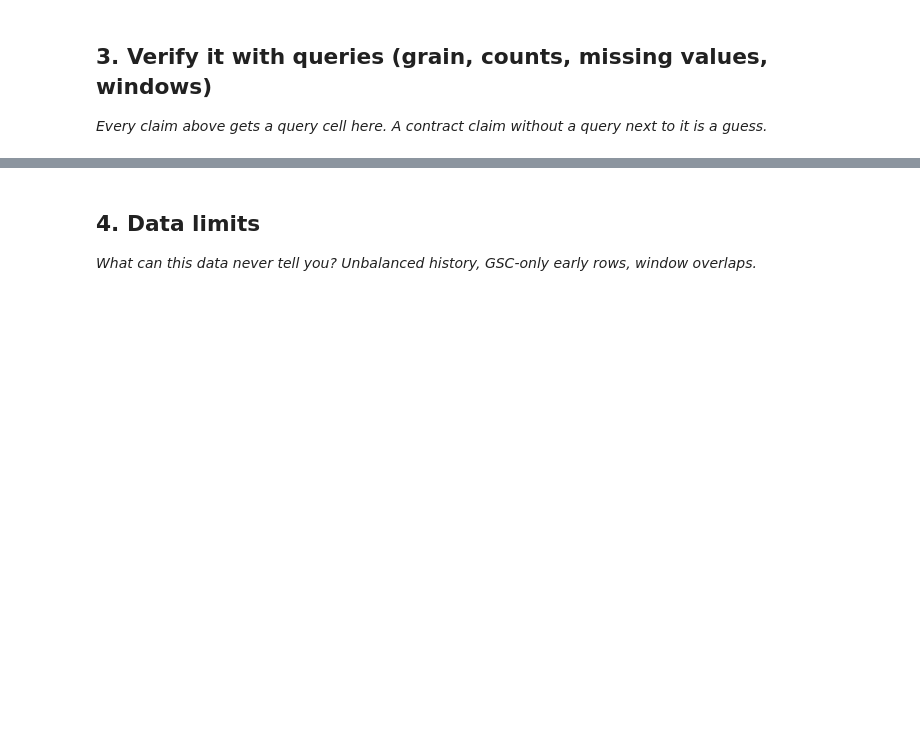
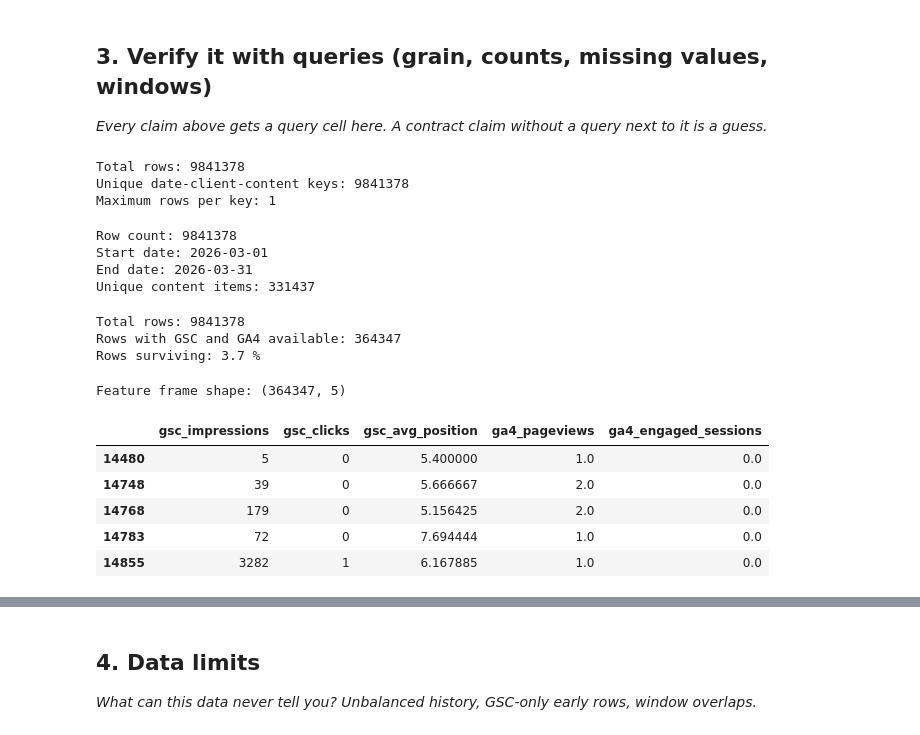
Before and after one commit to krishamerja1903/flyrank-ml-internship, a Jupyter notebook: work/notebooks/w03_data_contract.ipynb, the cells around one changed output, grey strips where cells are left out. Cells and saved outputs as stored; diff of their text form; code cells hidden in the pictures; blank space fills up the shorter version.

```diff
--- a/work/notebooks/w03_data_contract.ipynb
+++ b/work/notebooks/w03_data_contract.ipynb
@@ -29,0 +179,62 @@ This skeleton is yours to fill. Work the sections **in order** — each one has
+# %%
+# Query 1 — Grain check
+grain = (
+    march.groupby(["report_date", "client_hash_id", "content_hash_id"])
+    .size()
+    .reset_index(name="rows_per_key")
+)
+
+print("Total rows:", len(march))
+print("Unique date-client-content keys:", len(grain))
+print("Maximum rows per key:", grain["rows_per_key"].max())
+# %% [output]
+Total rows: 9841378
+Unique date-client-content keys: 9841378
+Maximum rows per key: 1
+# %%
+# Query 2 — Row count and date span
+print("Row count:", len(march))
+print("Start date:", march["report_date"].min())
+print("End date:", march["report_date"].max())
+print("Unique content items:", march["content_hash_id"].nunique())
+# %% [output]
+Row count: 9841378
+Start date: 2026-03-01
+End date: 2026-03-31
+Unique content items: 331437
+# %%
+# Query 3 — Availability check (IS TRUE equivalent)
+available = march[
+    march["gsc_data_available"].eq(True) &
+    march["ga4_data_available"].eq(True)
+]
+
+print("Total rows:", len(march))
+print("Rows with GSC and GA4 available:", len(available))
+print("Rows surviving:", round(len(available) / len(march) * 100, 2), "%")
+# %% [output]
+Total rows: 9841378
+Rows with GSC and GA4 available: 364347
+Rows surviving: 3.7 %
+# %%
+# Five-feature frame
+features = available[
+    [
+        "gsc_impressions",
+        "gsc_clicks",
+        "gsc_avg_position",
+        "ga4_pageviews",
+        "ga4_engaged_sessions"
+    ]
+].copy()
+
+print("Feature frame shape:", features.shape)
+features.head()
+# %% [output]
+Feature frame shape: (364347, 5)
+|  | gsc_impressions | gsc_clicks | gsc_avg_position | ga4_pageviews | ga4_engaged_sessions |
+| 14480 | 5 | 0 | 5.400000 | 1.0 | 0.0 |
+| 14748 | 39 | 0 | 5.666667 | 2.0 | 0.0 |
+| 14768 | 179 | 0 | 5.156425 | 2.0 | 0.0 |
+| 14783 | 72 | 0 | 7.694444 | 1.0 | 0.0 |
+| 14855 | 3282 | 1 | 6.167885 | 1.0 | 0.0 |
```
Also changed, not shown: parts of 13 cells of this notebook.
